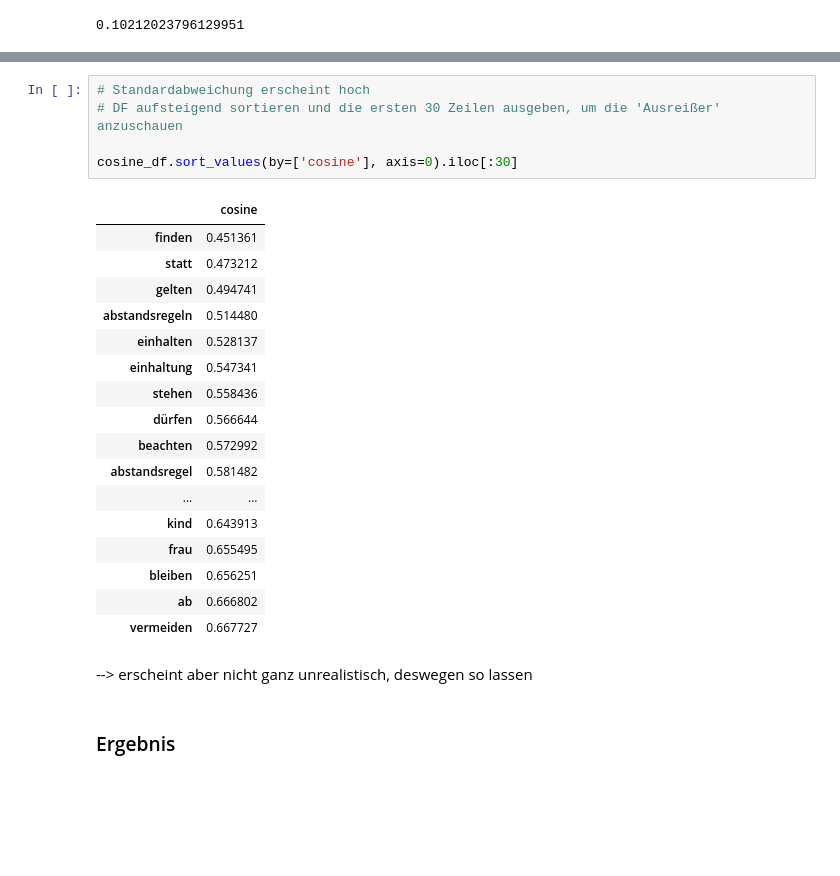
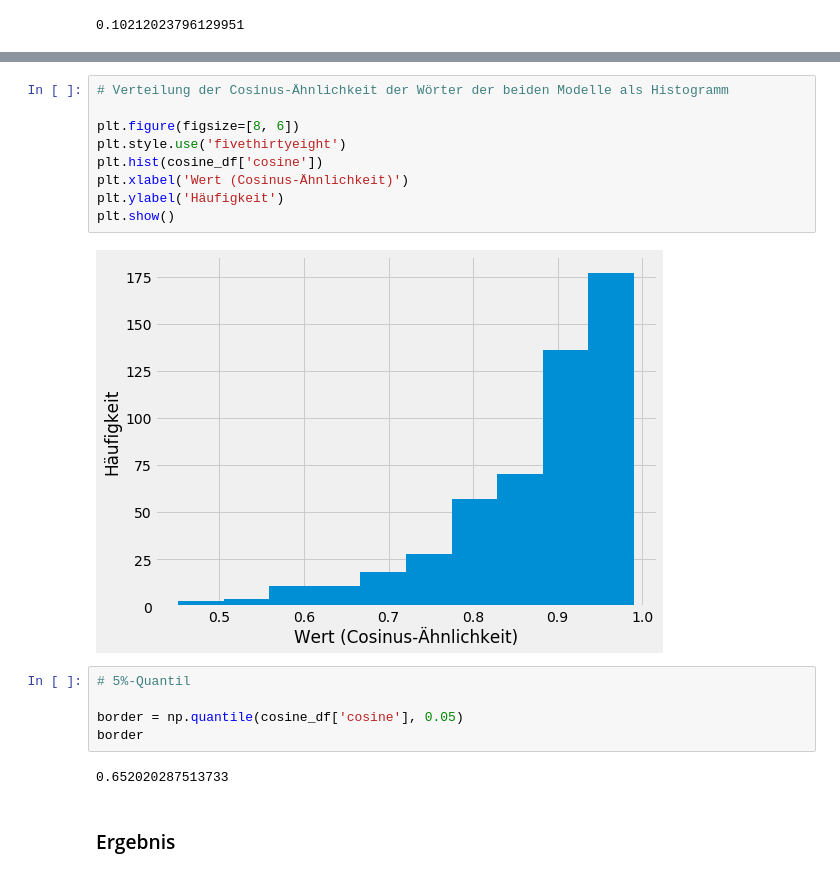
Before and after one commit to Sophia796/word_embeddings_covid-19_voc, a Jupyter notebook: Notebooks/Untersuchung Einzelkorpora/Word2Vec_Abstandsregel.ipynb, the cells around one changed output, grey strips where cells are left out. Drawn from its saved outputs; the diff is of its cells as text; blank space fills up the shorter version.

```diff
--- a/Notebooks/Word2Vec_Abstandsregel.ipynb
+++ b/Notebooks/Untersuchung Einzelkorpora/Word2Vec_Abstandsregel.ipynb
@@ -477,28 +459,21 @@ der Normalbereich der Cosinus-Ähnlichkeit liegt über 0.7740759222278568
-# %%
-# Standardabweichung erscheint hoch
-# DF aufsteigend sortieren und die ersten 30 Zeilen ausgeben, um die 'Ausreißer' anzuschauen
-
-cosine_df.sort_values(by=['cosine'], axis=0).iloc[:30]
-# %% [output]
-|  | cosine |
-| finden | 0.451361 |
-| statt | 0.473212 |
-| gelten | 0.494741 |
-| abstandsregeln | 0.514480 |
-| einhalten | 0.528137 |
-| einhaltung | 0.547341 |
-| stehen | 0.558436 |
-| dürfen | 0.566644 |
-| beachten | 0.572992 |
-| abstandsregel | 0.581482 |
-| ... | ... |
-| kind | 0.643913 |
-| frau | 0.655495 |
-| bleiben | 0.656251 |
-| ab | 0.666802 |
-| vermeiden | 0.667727 |
-# %% [markdown]
---> erscheint aber nicht ganz unrealistisch, deswegen so lassen
+# %%
+# Verteilung der Cosinus-Ähnlichkeit der Wörter der beiden Modelle als Histogramm
+
+plt.figure(figsize=[8, 6])
+plt.style.use('fivethirtyeight')
+plt.hist(cosine_df['cosine'])
+plt.xlabel('Wert (Cosinus-Ähnlichkeit)')
+plt.ylabel('Häufigkeit')
+plt.show()
+# %% [output]
+[figure, added]
+# %%
+# 5%-Quantil
+
+border = np.quantile(cosine_df['cosine'], 0.05)
+border
+# %% [output]
+0.652020287513733
 # %% [markdown]
 ### Ergebnis
 # %%
```
Also changed, not shown: parts of 14 cells of this notebook.
